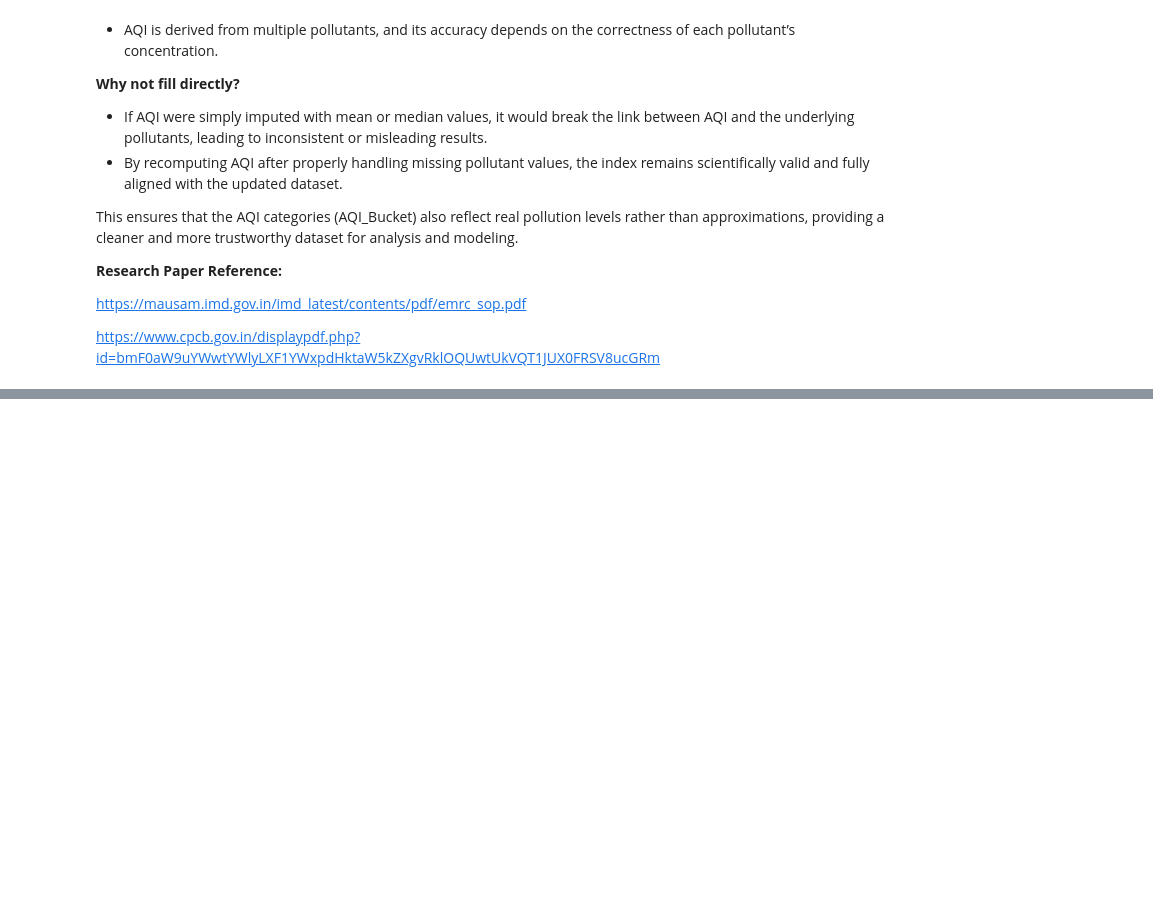
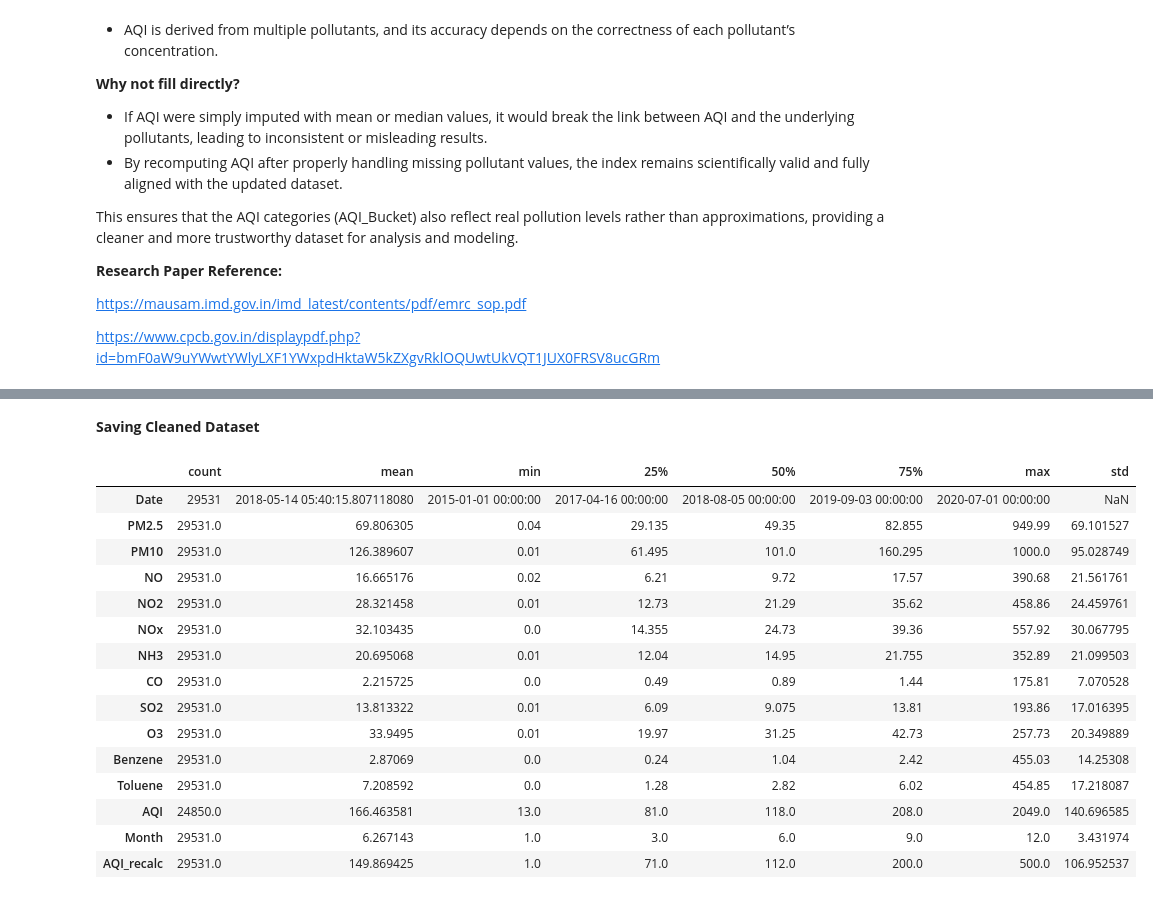
Before and after one commit to SonalDhoke/Programming_with_Data_Analysis_PY, a Jupyter notebook: st20336540_CMP7005_PDA.ipynb, the cells around one changed output, grey strips where cells are left out. Drawn from its saved outputs; the diff is of its cells as text; code cells hidden in the pictures; blank space fills up the shorter version.

```diff
--- a/st20336540_CMP7005_PDA.ipynb
+++ b/st20336540_CMP7005_PDA.ipynb
@@ -681,3 +678,5 @@ df.isnull().sum()
 | AQI_recalc | 0 |
 | AQI_Bucket_recalc | 0 |
 dtype: int64
+# %% [markdown]
+**Saving Cleaned Dataset**
@@ -683,0 +686,19 @@ dtype: int64
+# %%
+df.describe().T
+# %% [output]
+|  | count | mean | min | 25% | 50% | 75% | max | std |
+| Date | 29531 | 2018-05-14 05:40:15.807118080 | 2015-01-01 00:00:00 | 2017-04-16 00:00:00 | 2018-08-05 00:00:00 | 2019-09-03 00:00:00 | 2020-07-01 00:00:00 | NaN |
+| PM2.5 | 29531.0 | 69.806305 | 0.04 | 29.135 | 49.35 | 82.855 | 949.99 | 69.101527 |
+| PM10 | 29531.0 | 126.389607 | 0.01 | 61.495 | 101.0 | 160.295 | 1000.0 | 95.028749 |
+| NO | 29531.0 | 16.665176 | 0.02 | 6.21 | 9.72 | 17.57 | 390.68 | 21.561761 |
+| NO2 | 29531.0 | 28.321458 | 0.01 | 12.73 | 21.29 | 35.62 | 458.86 | 24.459761 |
+| NOx | 29531.0 | 32.103435 | 0.0 | 14.355 | 24.73 | 39.36 | 557.92 | 30.067795 |
+| NH3 | 29531.0 | 20.695068 | 0.01 | 12.04 | 14.95 | 21.755 | 352.89 | 21.099503 |
+| CO | 29531.0 | 2.215725 | 0.0 | 0.49 | 0.89 | 1.44 | 175.81 | 7.070528 |
+| SO2 | 29531.0 | 13.813322 | 0.01 | 6.09 | 9.075 | 13.81 | 193.86 | 17.016395 |
+| O3 | 29531.0 | 33.9495 | 0.01 | 19.97 | 31.25 | 42.73 | 257.73 | 20.349889 |
+| Benzene | 29531.0 | 2.87069 | 0.0 | 0.24 | 1.04 | 2.42 | 455.03 | 14.25308 |
+| Toluene | 29531.0 | 7.208592 | 0.0 | 1.28 | 2.82 | 6.02 | 454.85 | 17.218087 |
+| AQI | 24850.0 | 166.463581 | 13.0 | 81.0 | 118.0 | 208.0 | 2049.0 | 140.696585 |
+| Month | 29531.0 | 6.267143 | 1.0 | 3.0 | 6.0 | 9.0 | 12.0 | 3.431974 |
+| AQI_recalc | 29531.0 | 149.869425 | 1.0 | 71.0 | 112.0 | 200.0 | 500.0 | 106.952537 |
```
Also changed, not shown: parts of 14 cells of this notebook.
